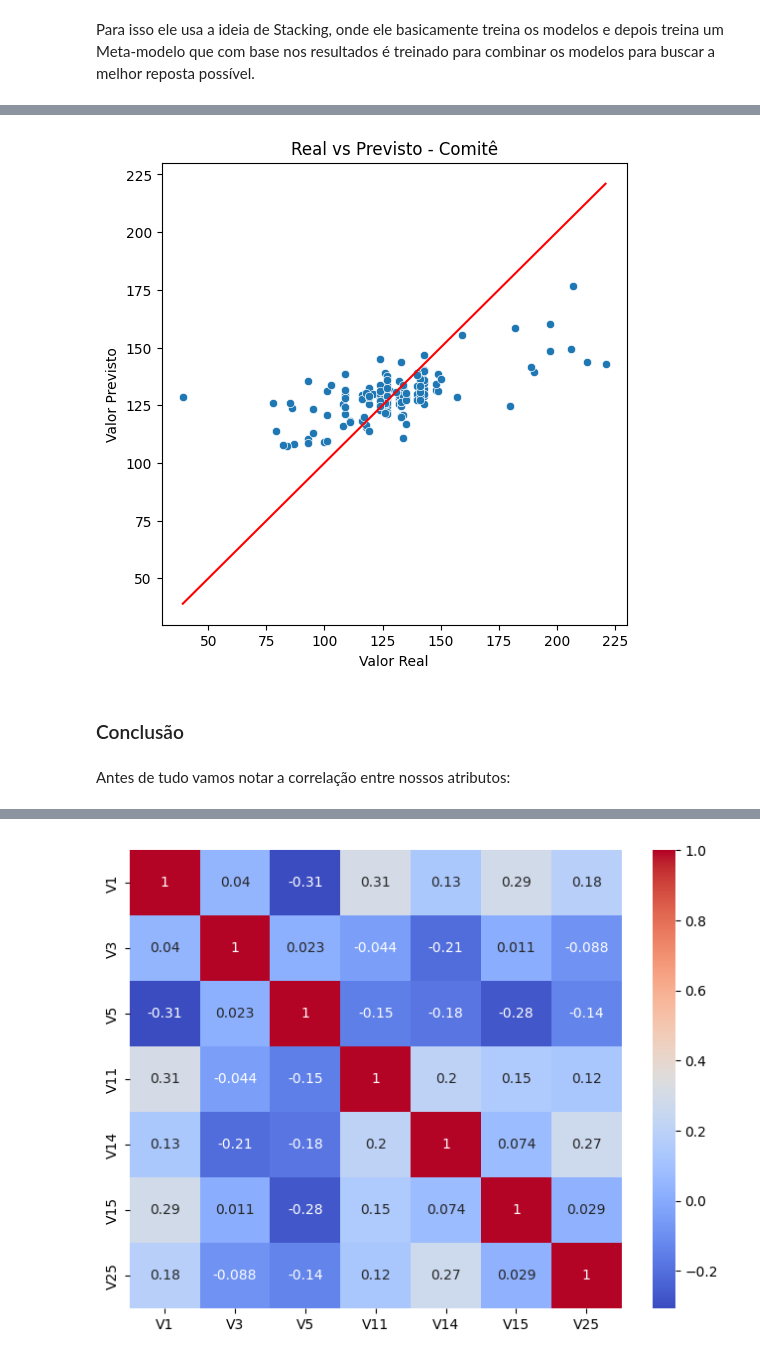
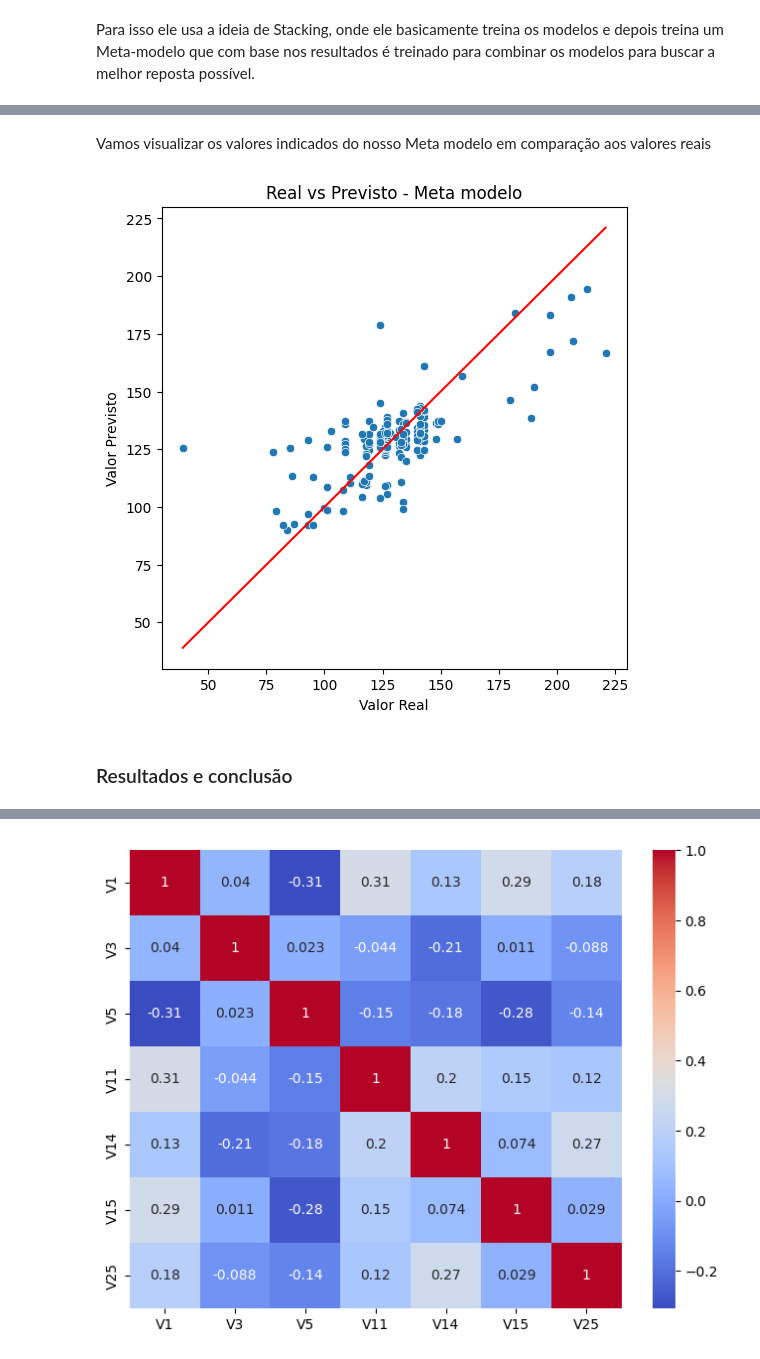
Before and after one commit to drcassar/biblioteca_real, a Jupyter notebook: Aprendizado de Máquina/Modelos de Comitê e Meta Aprendizado/T26 - Gabriel de Oliveira Paiva/T26 - Gabriel de Oliveira Paiva.ipynb, the cells around one changed output, grey strips where cells are left out. Saved outputs shown, nothing was run; the diff lists cells and outputs as text; code cells hidden in the pictures.

```diff
--- a/Aprendizado de Máquina/Modelos de Comitê e Meta Aprendizado/T26 - Gabriel de Oliveira Paiva/T26 - Gabriel de Oliveira Paiva.ipynb
+++ b/Aprendizado de Máquina/Modelos de Comitê e Meta Aprendizado/T26 - Gabriel de Oliveira Paiva/T26 - Gabriel de Oliveira Paiva.ipynb
@@ -970,38 +1008,0 @@ Vamos então criar nosso modelo de comitê! Ele será feito com 500 Bootstraps p
-# %%
-N_BOOTSTRAPS = 500
-
-modelos_bootstrap = []
-
-for i in range(N_BOOTSTRAPS):
-
-    X_boot, y_boot = resample(
-        X_treino,
-        y_treino,
-        replace=True,
-        random_state=i
-    )
-
-    arvore = DecisionTreeRegressor(
-        max_depth=10,
-        max_leaf_nodes=16,
-        random_state=i
-    )
-
-    knn = KNeighborsRegressor(
-        n_neighbors=7
-    )
-
-    floresta = RandomForestRegressor(
-        n_estimators=10,
-        max_depth=10,
-        max_leaf_nodes=None,
-        random_state=i
-    )
-
-    arvore.fit(X_boot, y_boot)
-    knn.fit(X_boot, y_boot)
-    floresta.fit(X_boot, y_boot)
-
-    modelos_bootstrap.append(arvore)
-    modelos_bootstrap.append(knn)
-    modelos_bootstrap.append(floresta)
@@ -1297,24 +1417,24 @@ Por fim, vamos ver o a relação entre os valores indicados por nosso comitê e
+# %% [markdown]
+Vamos visualizar os valores indicados do nosso Meta modelo em comparação aos valores reais
 # %%
 plt.figure(figsize=(6,6))
 
 sns.scatterplot(
     x=y_teste,
-    y=y_pred_comite
+    y=y_pred_meta
 )
 
 plt.plot(
     [y_teste.min(), y_teste.max()],
     [y_teste.min(), y_teste.max()],
     color="red"
 )
 
 plt.xlabel("Valor Real")
 plt.ylabel("Valor Previsto")
-plt.title("Real vs Previsto - Comitê")
+plt.title("Real vs Previsto - Meta modelo")
 plt.show()
 # %% [output]
-[figure, old version]
+[figure, new version]
-# %% [markdown]
-### Conclusão
-# %% [markdown]
-Antes de tudo vamos notar a correlação entre nossos atributos:
+# %% [markdown]
+###  Resultados e conclusão
```
Also changed, not shown: parts of 48 cells of this notebook.
